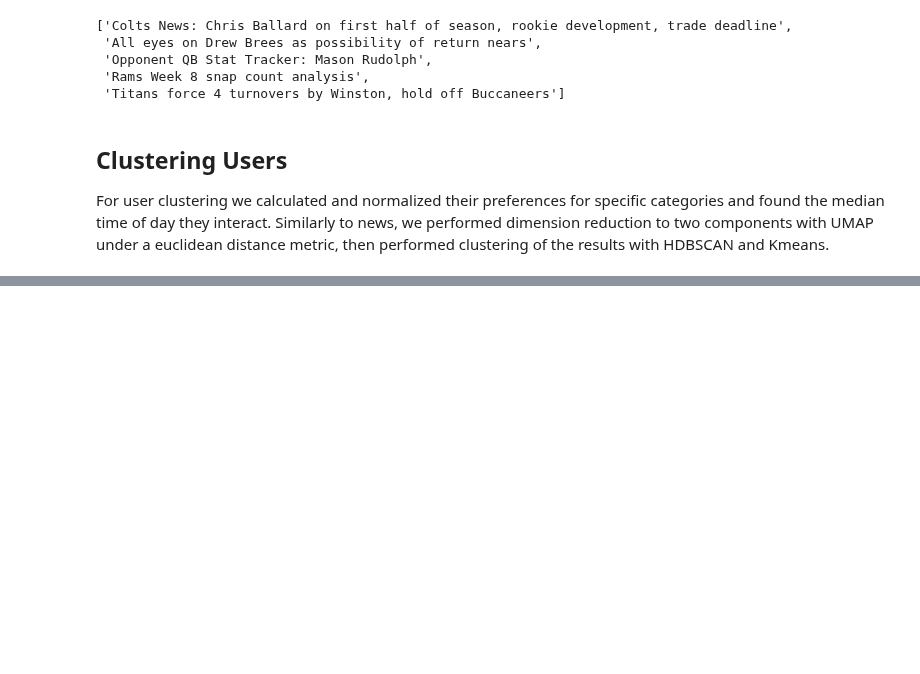
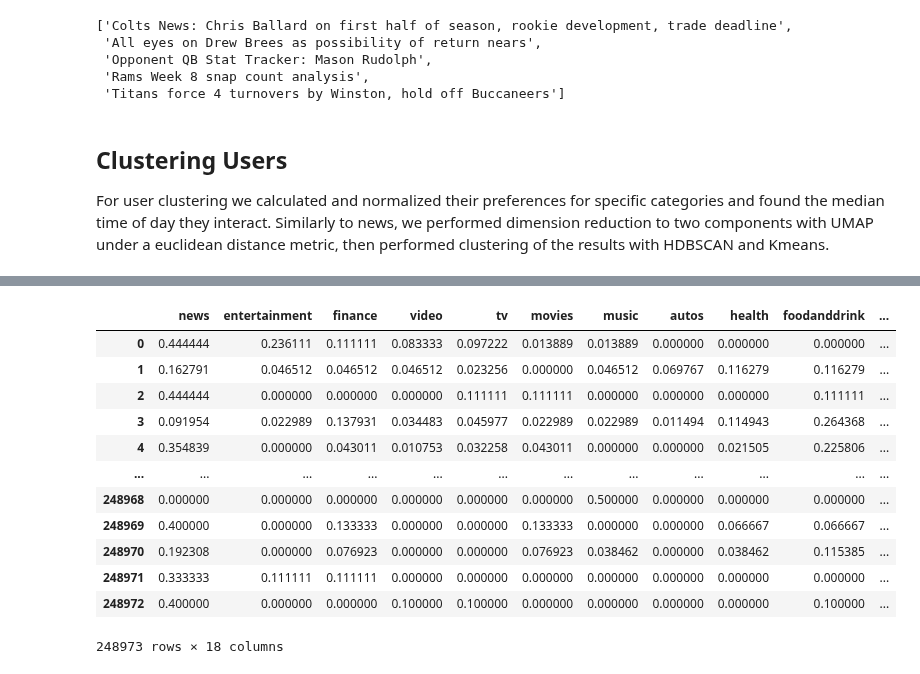
Before and after one commit to nicholas-rf/RecommenderProject, a Jupyter notebook: ExploratoryAnalysis/clustering_report.ipynb, the cells around one changed output, grey strips where cells are left out. Saved outputs shown, nothing was run; the diff lists cells and outputs as text; code cells hidden in the pictures; blank space fills up the shorter version.

```diff
--- a/ExploratoryAnalysis/clustering_report.ipynb
+++ b/ExploratoryAnalysis/clustering_report.ipynb
@@ -70,0 +112,16 @@ import data_processing_modules as dpm/
+# %%
+embedding_ready.iloc[:, 1:]
+# %% [output]
+|  | news | entertainment | finance | video | tv | movies | music | autos | health | foodanddrink | ... |
+| 0 | 0.444444 | 0.236111 | 0.111111 | 0.083333 | 0.097222 | 0.013889 | 0.013889 | 0.000000 | 0.000000 | 0.000000 | ... |
+| 1 | 0.162791 | 0.046512 | 0.046512 | 0.046512 | 0.023256 | 0.000000 | 0.046512 | 0.069767 | 0.116279 | 0.116279 | ... |
+| 2 | 0.444444 | 0.000000 | 0.000000 | 0.000000 | 0.111111 | 0.111111 | 0.000000 | 0.000000 | 0.000000 | 0.111111 | ... |
+| 3 | 0.091954 | 0.022989 | 0.137931 | 0.034483 | 0.045977 | 0.022989 | 0.022989 | 0.011494 | 0.114943 | 0.264368 | ... |
+| 4 | 0.354839 | 0.000000 | 0.043011 | 0.010753 | 0.032258 | 0.043011 | 0.000000 | 0.000000 | 0.021505 | 0.225806 | ... |
+| ... | ... | ... | ... | ... | ... | ... | ... | ... | ... | ... | ... |
+| 248968 | 0.000000 | 0.000000 | 0.000000 | 0.000000 | 0.000000 | 0.000000 | 0.500000 | 0.000000 | 0.000000 | 0.000000 | ... |
+| 248969 | 0.400000 | 0.000000 | 0.133333 | 0.000000 | 0.000000 | 0.133333 | 0.000000 | 0.000000 | 0.066667 | 0.066667 | ... |
+| 248970 | 0.192308 | 0.000000 | 0.076923 | 0.000000 | 0.000000 | 0.076923 | 0.038462 | 0.000000 | 0.038462 | 0.115385 | ... |
+| 248971 | 0.333333 | 0.111111 | 0.111111 | 0.000000 | 0.000000 | 0.000000 | 0.000000 | 0.000000 | 0.000000 | 0.000000 | ... |
+| 248972 | 0.400000 | 0.000000 | 0.000000 | 0.100000 | 0.100000 | 0.000000 | 0.000000 | 0.000000 | 0.000000 | 0.100000 | ... |
+248973 rows × 18 columns
```
Also changed, not shown: parts of 21 cells of this notebook, 4 other files.
